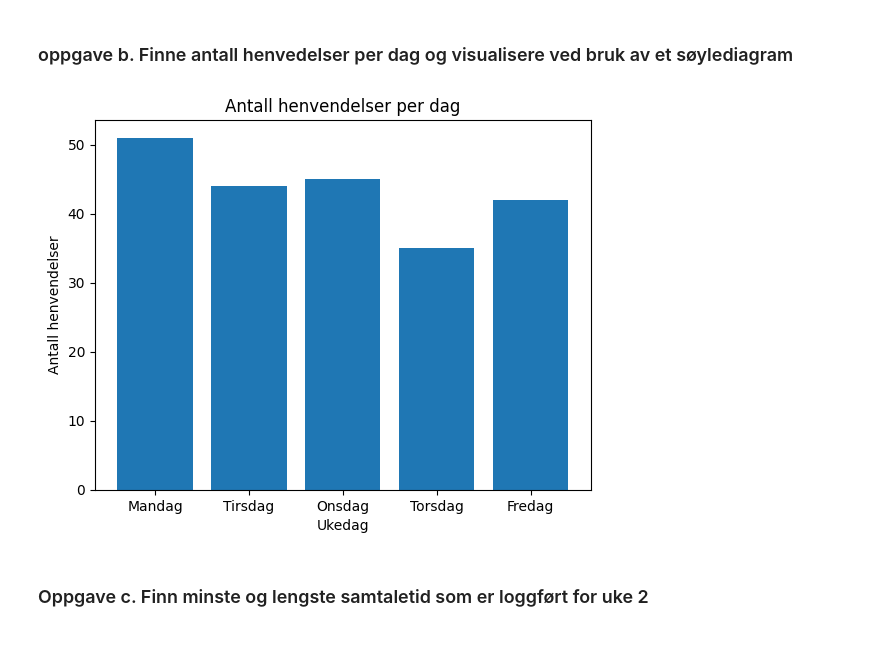
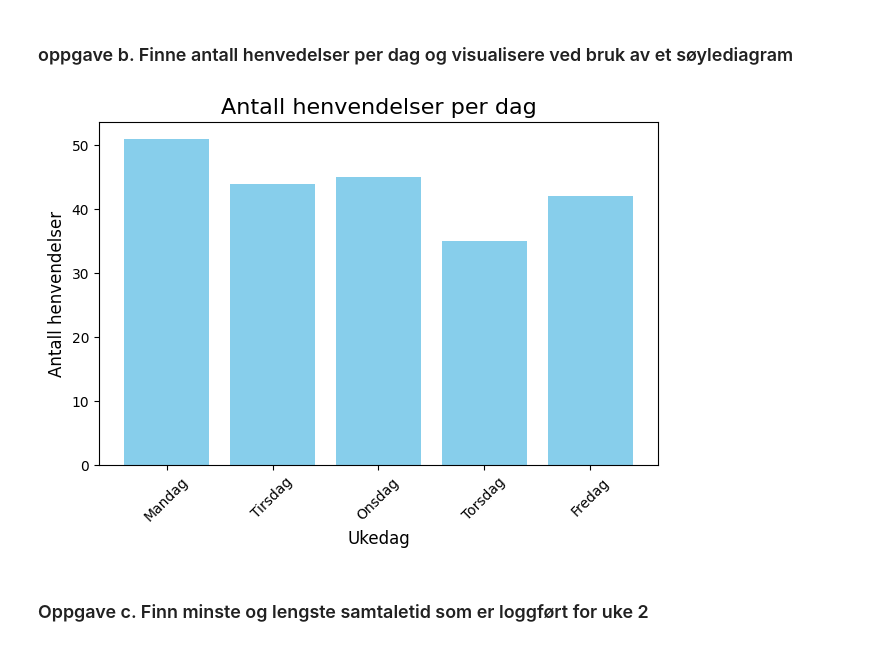
Before and after one commit to skyb3rt/prosjektoppgave, a Jupyter notebook: main.ipynb, the cells around one changed output. Drawn from its saved outputs; the diff is of its cells as text; code cells hidden in the pictures.

```diff
--- a/main.ipynb
+++ b/main.ipynb
@@ -29,18 +30,21 @@ score=np.where(pd.isna(score), None, score)
 # %%
 def antall_henvendelser_per_dag(dager:np) -> dict:
     '''
-    Funksjon som tar inn en array med dager og
+    Funksjon som tar inn en np array med dager og
     returnerer en dictionary med antall henvendelser per dag
     '''
     return {dag:np.sum(dager==dag) for dag in UKEDAGER}
 
-plt.bar(antall_henvendelser_per_dag(u_dag).keys(), antall_henvendelser_per_dag(u_dag).values())
-plt.title("Antall henvendelser per dag")
-plt.xlabel("Ukedag")
-plt.ylabel("Antall henvendelser")
+antall_henvendelser=antall_henvendelser_per_dag(u_dag)
+plt.bar(antall_henvendelser.keys(), antall_henvendelser.values(), color="skyblue")
+plt.title("Antall henvendelser per dag", fontsize=16)
+plt.xlabel("Ukedag", fontsize=12)
+plt.xticks(rotation=45)
+plt.ylabel("Antall henvendelser", fontsize=12)
+plt.tight_layout()
 plt.show()
 # %% [output]
-[figure, old version]
+[figure, new version]
 # %% [markdown]
 ### Oppgave c. Finn minste og lengste samtaletid som er loggført for uke 2
 # %%
```
Also changed, not shown: parts of 2 cells of this notebook, 2 other files.
